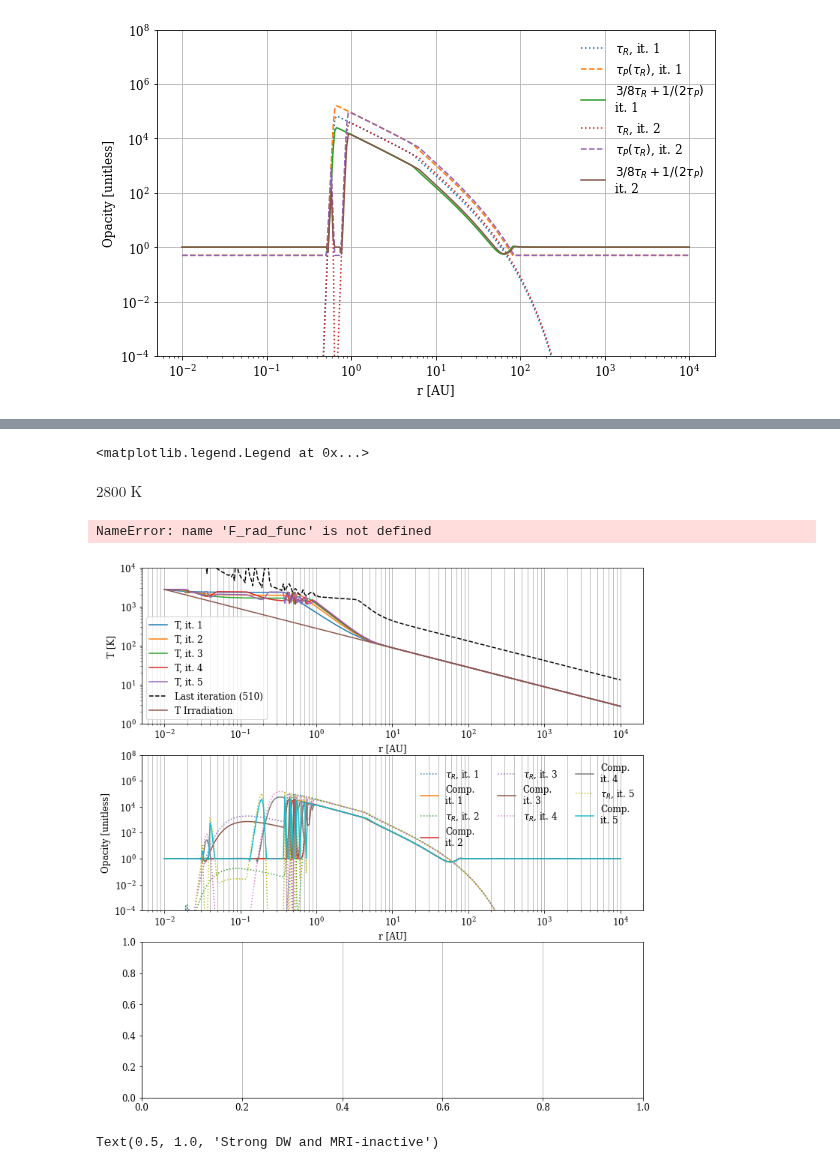
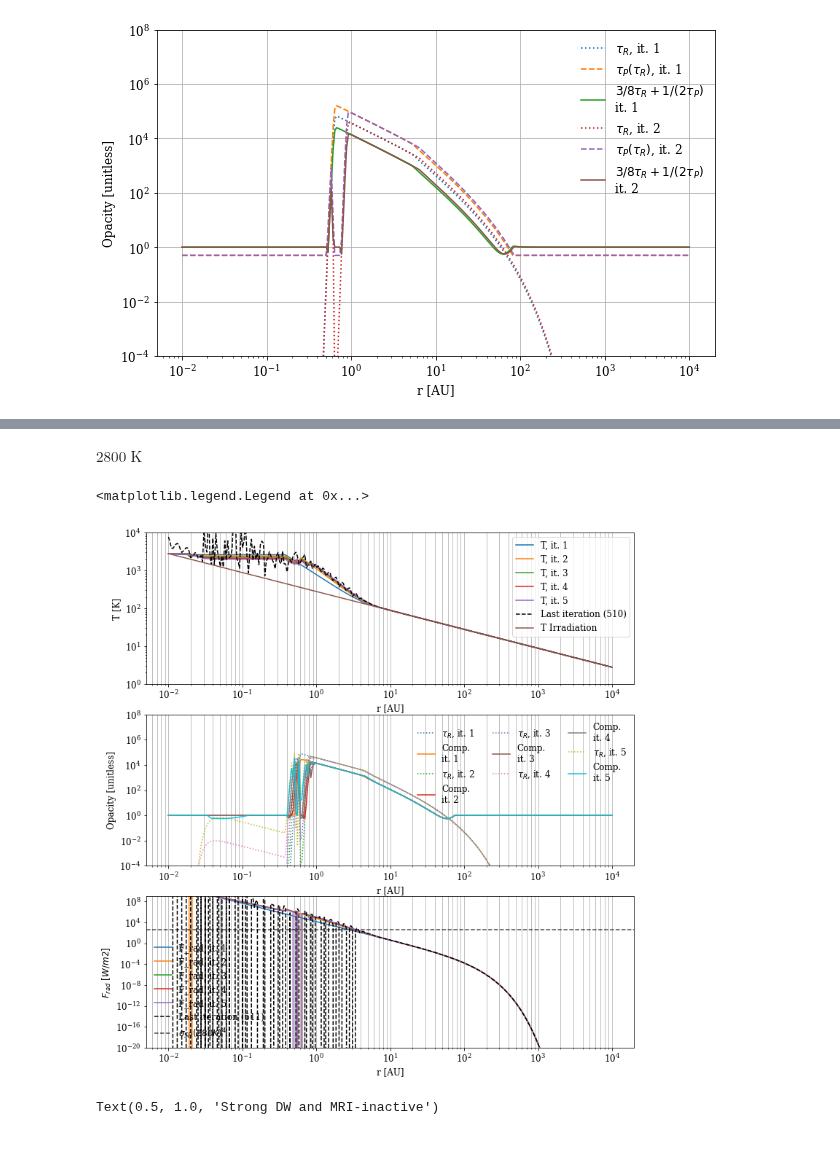
Before and after one commit to agent031/bachelor_code, a Jupyter notebook: Testing_values_T0/combined_temp_strongDW.ipynb, the cells around one changed output, grey strips where cells are left out. Cells and saved outputs as stored; diff of their text form; code cells hidden in the pictures.

```diff
--- a/Testing_values_T0/combined_temp_strongDW.ipynb
+++ b/Testing_values_T0/combined_temp_strongDW.ipynb
@@ -211,19 +215,23 @@ for i in range(11):
+# %%
+T_list = find_temp(10001, T_req, T_vis_strongDW)
 # %%
 fig, axs = plt.subplots(4,1, figsize = (12,17))
 for ax in axs:
     ax.grid(which = 'major', axis= 'y')
     ax.grid(which = 'both', axis= 'x', alpha = 0.4)
 
-iterations_to_plot = np.array([5, 6])
+iterations_to_plot = np.array([10, 20, 200, 2000, 10000])
 for i in iterations_to_plot:
     axs[0].loglog(r_au, T_list[i], label = f'T, {i}')
+    if i == len(iterations_to_plot):
+        axs[0].loglog(r_au, T_list[i + 1], label = f'T, {i + 1}', c = 'blue', lw = 0.7)
     axs[1].loglog(r_au, tau_R(T_list[i], Σ_initial(r_au)), label = f'τR, {i}')
     axs[2].loglog(r_au, opacity(T_list[i], Σ_initial(r_au)), label = f'O, {i}')
     axs[3].loglog(r_au, F_rad_strongDW(T_list[i], Σ_initial(r_au)), label = f'F, {i}')
 
 
-axs[0].axhline(1500, c='blue', alpha = 0.9, lw = 0.4)
-axs[0].axhline(150, c='blue', alpha = 0.9, lw = 0.4)
+axs[0].axhline(1500, c='red', alpha = 0.6, lw = 0.6, ls = '--')
+axs[0].axhline(150, c='red', alpha = 0.6, lw = 0.6, ls = '--')
 axs[0].loglog(r_au, T_req, ls=':', c='black', label = 'T_req')
 axs[1].loglog(r_au, tau_R(T_req, Σ_initial(r_au)), ls=':', c='black', label = 'τR(Τ_req)')
 axs[2].loglog(r_au, opacity(T_req, Σ_initial(r_au)), ls=':', c='black', label = 'Opacity(T_req)')
@@ -232,7 +240,7 @@ axs[3].loglog(r_au, F_rad_strongDW(T_req, Σ_initial(r_au)), c = 'black', label
 
 
 axs[0].set(ylabel = 'T [K]', xlabel = 'r [AU]', xlim = (0.01, 1e4))
-axs[1].set(ylabel = 'Rossland optical depth\n$τ_R$ [unitless]', xlabel = 'r [AU]', ylim = (1e-4, 1e8), xlim = (0.01, 1e4))
+axs[1].set(ylabel = 'Rosseland optical depth\n$τ_R$ [unitless]', xlabel = 'r [AU]', ylim = (1e-4, 1e8), xlim = (0.01, 1e4))
 axs[2].set(ylabel = 'Opacity [unitless]', xlabel = 'r [AU]', ylim = (1e-1, 1e2), xlim = (0.01, 1e4))
 axs[3].set(ylabel = '$F_{rad}$ [$W/m2$]', xlabel = 'r [AU]', ylim = (1e-20, 1e9), xlim = (0.01, 1e4))
 
@@ -242,5 +250,5 @@ axs[1].legend(frameon =False, loc = 'upper right')
 axs[2].legend(frameon =False, loc = 'upper right')
 axs[3].legend(frameon =False, loc = 'upper right')
 
-plt.savefig('../graphics/temp_investigation', dpi = 400)
+#plt.savefig('../graphics/temp_investigation', dpi = 400)
 # %% [output]
@@ -248,30 +257,3 @@ plt.savefig('../graphics/temp_investigation', dpi = 400)
-# %%
-
-for i, T in enumerate(T_list[1:]):
-    axs[0].loglog(r_au, T, label = f'T, it. {i+1}')
-axs[0].loglog(r, T_req, label = 'T Irradiation')
-axs[0].set(ylabel = 'T [K]', xlabel = 'r [AU]')
-axs[0].legend(frameon =False)
-
-axs[1].grid()
-for i, T in enumerate(T_list[1:]):
-    axs[1].loglog(r, tau_R(T, Σ_initial(r_au)), label = f'$τ_R$, it. {i+1}', ls = ':')
-    #axs[1].loglog(r, tau_P(tau_R(T, Σ_initial(r_au))), label = f'$τ_P(τ_R)$, it. {i+1}')
-    axs[1].loglog(r, (3/8 * tau_R(T, Σ_initial(r_au)) + 0.5 * tau_P(tau_R(T, Σ_initial(r_au)))**(-1)), label = '$3/8 τ_R + 1/(2τ_P)}$\n'+f'it. {i+1}')
-#axs[1].axhline(0.5, c='grey', label = 'τ_P_{min}')
-
-axs[1].set(ylabel = 'Opacity [unitless]', xlabel = 'r [AU]', ylim = (1e-4, 1e8))
-axs[1].legend(frameon = False, ncol = 3)
-
-
-axs[2].grid()
-for i, T in enumerate(T_list[1:]):
-    axs[2].loglog(r, F_rad_strongDW(Σ_initial(r_au), c_s2(T)), label = 'F_rad,'+f' it. {i+1}')
-axs[2].set(ylabel = '$F_{rad}$ [$W/m2$]', xlabel = 'r [AU]', ylim = (1e-20, 1e9))
-axs[2].axhline((sigma_sb*(280 *u.K)**4).value, alpha = 0.7, ls = '--', c = 'black', label = '$\sigma_{SB}(280K)^4$')
-axs[2].legend(frameon = False)
-# %% [output]
-<matplotlib.legend.Legend at 0x...>
 # %%
 np.max(T_req)
 # %% [output]
@@ -287,41 +269,41 @@ for i in range(500):
     T_new = guess_T(T_list[-1])
     if i < 5:
         T_new[T_new > 2800 * u.K] = 2800 *u.K
-    T_damp = ((T_list[-1]**4 + T_new**4))**0.25
+    T_damp = (0.5*(T_list[-1]**4 + T_new**4))**0.25
     T_list.append(T_damp)
 
 for i, T in enumerate(T_list[1:]):
     if i < 5:
         axs[0].loglog(r_au, T, label = f'T, it. {i+1}')
 axs[0].loglog(r, T_list[-1], c='black', label = f'Last iteration ({i})', ls='--')
 axs[0].loglog(r, T_req, label = 'T Irradiation')
 axs[0].set(ylabel = 'T [K]', xlabel = 'r [AU]', ylim = (1, 1e4))
 axs[0].legend(frameon =True)
 
 axs[1].grid(which = 'both', axis='x')
 for i, T in enumerate(T_list[1:]):
     if i < 5:
         axs[1].loglog(r, tau_R(T, Σ_initial(r_au)), label = f'$τ_R$, it. {i+1}', ls = ':')
     #axs[1].loglog(r, tau_P(tau_R(T, Σ_initial(r_au))), label = f'$τ_P(τ_R)$, it. {i+1}')
         axs[1].loglog(r, (3/8 * tau_R(T, Σ_initial(r_au)) + 0.5 * tau_P(tau_R(T, Σ_initial(r_au)))**(-1)), label = 'Comp.\n'+f'it. {i+1}')
 #axs[1].axhline(0.5, c='grey', label = 'τ_P_{min}')
 #axs[1].loglog(r, T_list[-1], c='black', label = 'Last iteration')
 axs[1].set(ylabel = 'Opacity [unitless]', xlabel = 'r [AU]', ylim = (1e-4, 1e8))
 axs[1].legend(frameon = False, ncol = 3)
 
 
 axs[2].grid(which = 'both', axis='x')
 for i, T in enumerate(T_list):
     if i < 5:
-        axs[2].loglog(r, F_rad_func(Σ_initial(r_au), c_s2(T)), label = 'F_rad,'+f' it. {i+1}')
-axs[2].loglog(r, F_rad_func(Σ_initial(r_au), c_s2(T_list[-1])), c='black', label = f'Last iteration ({i})', ls='--')
+        axs[2].loglog(r, F_rad_strongDW(Σ_initial(r_au), c_s2(T)), label = 'F_rad,'+f' it. {i+1}')
+axs[2].loglog(r, F_rad_strongDW(Σ_initial(r_au), c_s2(T_list[-1])), c='black', label = f'Last iteration ({i})', ls='--')
 axs[2].set(ylabel = '$F_{rad}$ [$W/m2$]', xlabel = 'r [AU]', ylim = (1e-20, 1e9))
 axs[2].axhline((sigma_sb*(280 *u.K)**4).value, alpha = 0.7, ls = '--', c = 'black', label = '$\sigma_{SB}(280K)^4$')
 axs[2].legend(frameon = False)
 #plt.subplots_adjust(wspace=0, hspace=1e-3)
 # %% [output]
-NameError: name 'F_rad_func' is not defined
+<matplotlib.legend.Legend at 0x...>
-[figure, old version]
+[figure, new version]
 # %%
 T0 = T_req
 T = [T_req]
```
Also changed, not shown: parts of 6 cells of this notebook.
